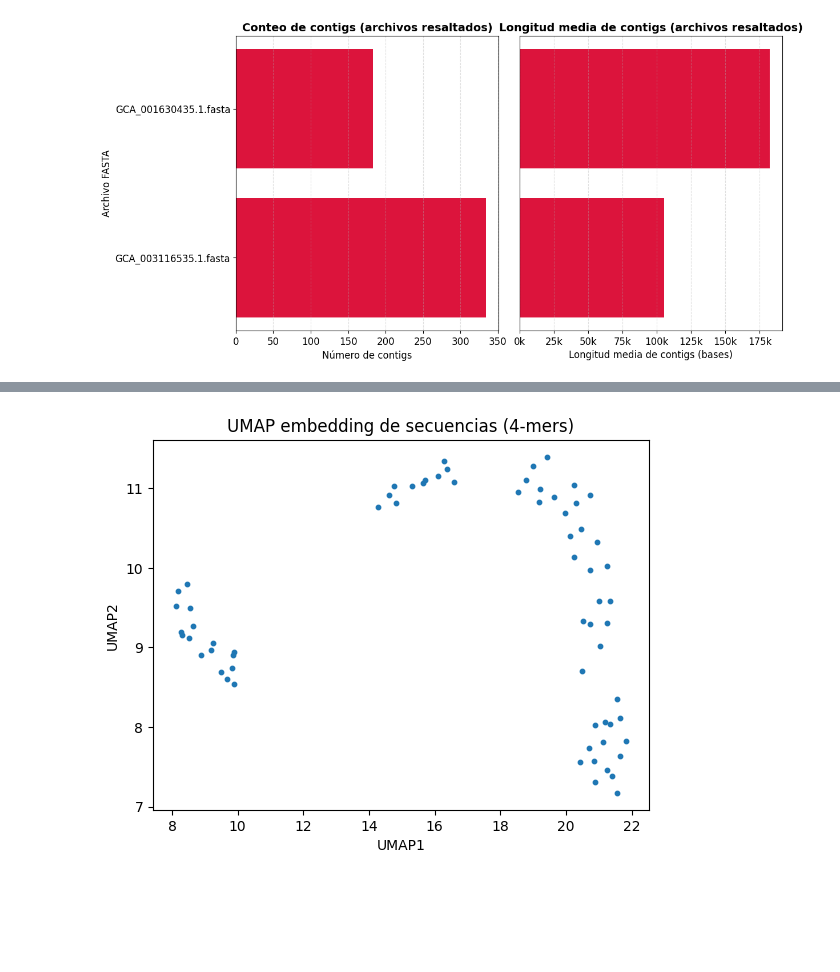
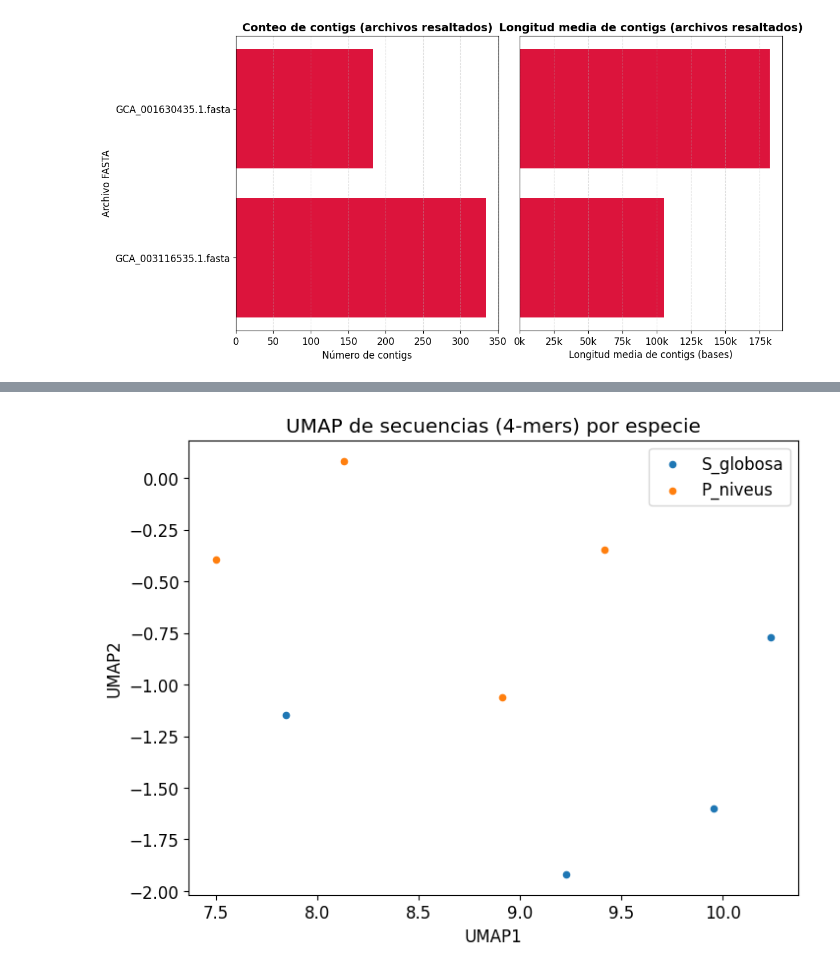
Before and after one commit to xkal1bur/PrevenIA, a Jupyter notebook: preprocessing.ipynb, the cells around one changed output, grey strips where cells are left out. Saved outputs shown, nothing was run; the diff lists cells and outputs as text; code cells hidden in the pictures; blank space fills up the shorter version.

```diff
--- a/preprocessing.ipynb
+++ b/preprocessing.ipynb
@@ -229,0 +138,18 @@ GC% promedio: 50.70
+# %%
+# Buscamos ahora todos los contigs
+secuencias = list(og_groups.columns)
+# %%
+S_globosa = og_groups["GCA_001630435.1"]
+P_niveus = og_groups["GCA_003116535.1"]
+# %%
+S_globosa = list(S_globosa.str.replace("_",":"))
+P_niveus = list(P_niveus.str.replace("_",":"))
+# %%
+from collections import defaultdict
+seq_dict = defaultdict(list)
+for seq in secuencias:
+    for contig in SeqIO.parse(f"batch2/{seq}.fasta", "fasta"):
+        if contig.id in S_globosa:
+            seq_dict["S_globosa"].append(contig.seq)
+        if contig.id in P_niveus:
+            seq_dict["P_niveus"].append(contig.seq)
@@ -230,29 +165,36 @@ GC% promedio: 50.70
 # %%
 from sklearn.feature_extraction.text import CountVectorizer
 import umap
 import matplotlib.pyplot as plt
 
-# 1) Cargar secuencias
 seqs = []
-ids  = []
-for rec in SeqIO.parse(seq1, "fasta"):
-    seqs.append(str(rec.seq))
-    ids.append(rec.id)
+labels = []
 
-# 2) Vectorizar con 4-mers
+for species, seq_list in seq_dict.items():
+    for s in seq_list:
+        seqs.append(str(s))
+        labels.append(species)
+
+# 2) Vectorización con k-mers
 k = 4
 vec = CountVectorizer(analyzer="char", ngram_range=(k, k))
 X = vec.fit_transform(seqs).toarray()
 
-# 3) Reducir con UMAP
+# 3) UMAP
 reducer = umap.UMAP(n_neighbors=15, min_dist=0.1)
 X_umap = reducer.fit_transform(X)
 
-# 4) Plot
-plt.scatter(X_umap[:,0], X_umap[:,1], s=10)
+# 4) Visualización con colores por especie
+plt.figure(figsize=(8,6))
+for species in set(labels):
+    idx = [i for i, label in enumerate(labels) if label == species]
+    plt.scatter(X_umap[idx,0], X_umap[idx,1], s=20, label=species)
+
 plt.xlabel("UMAP1")
 plt.ylabel("UMAP2")
-plt.title("UMAP embedding de secuencias (4-mers)")
+plt.title("UMAP de secuencias (4-mers) por especie")
+plt.legend()
+plt.savefig('assets/fig3.png', dpi=300)
 plt.show()
 # %% [output]
-[figure, old version]
+[figure, new version]
```
Also changed, not shown: parts of 16 cells of this notebook, 8 other files.
